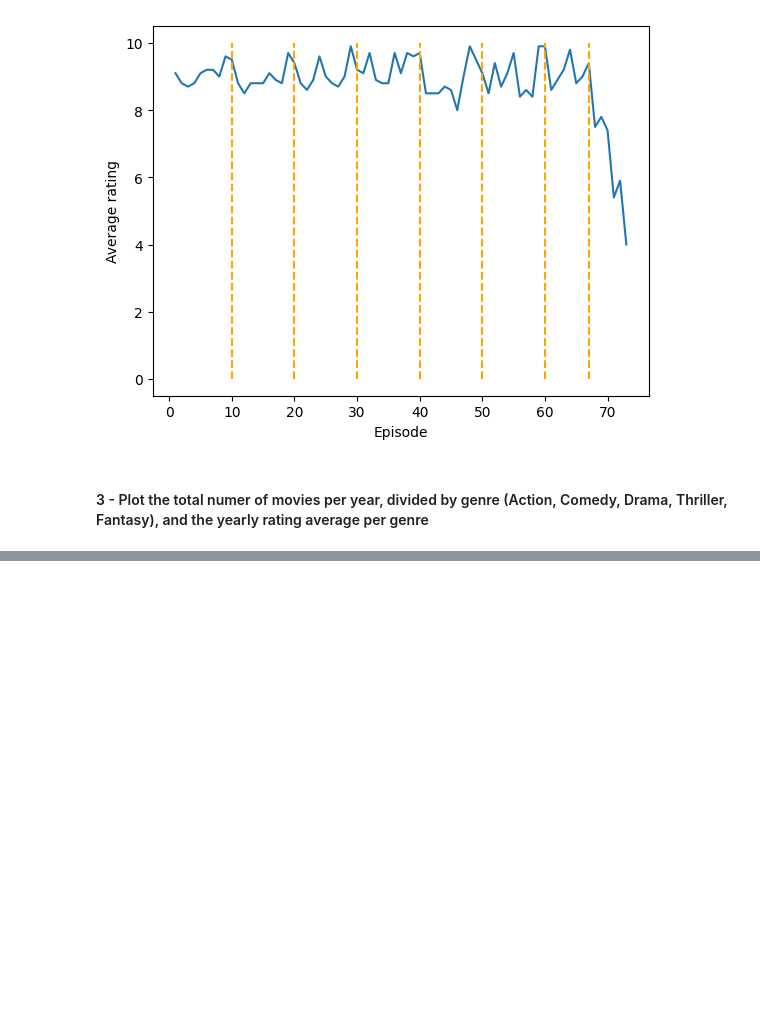
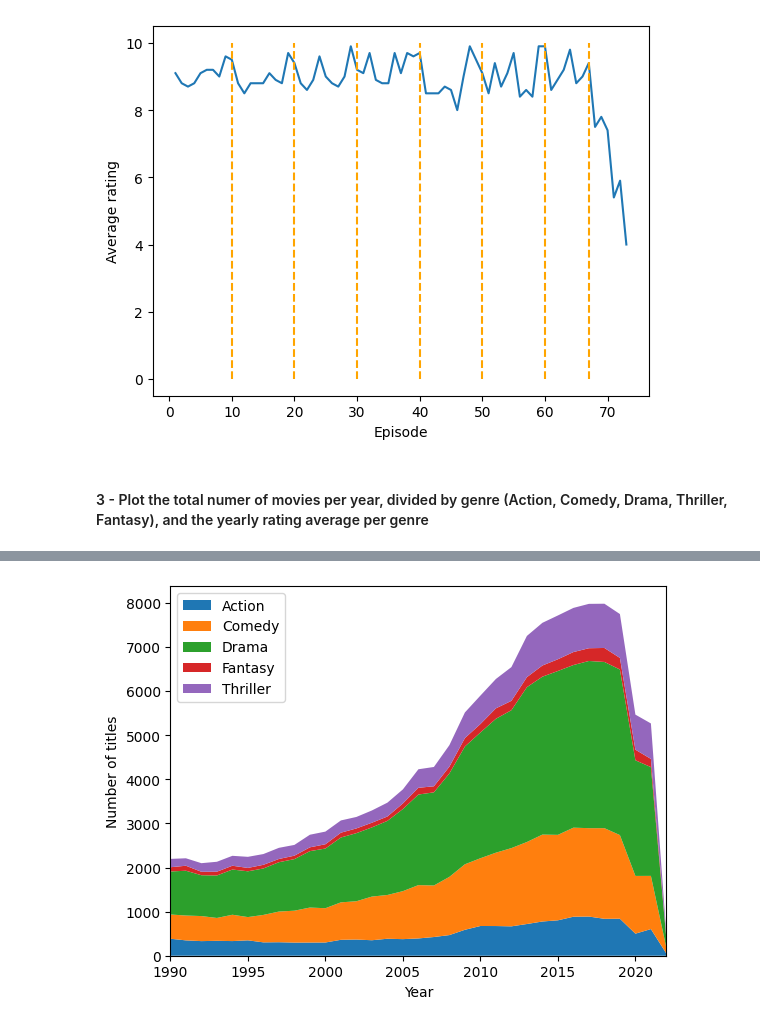
Before and after one commit to gulbord/MAPD-B, a Jupyter notebook: mysql/notebooks/MySQL.ipynb, the cells around one changed output, grey strips where cells are left out. Saved outputs shown, nothing was run; the diff lists cells and outputs as text; code cells hidden in the pictures; blank space fills up the shorter version.

```diff
--- a/mysql/notebooks/MySQL.ipynb
+++ b/mysql/notebooks/MySQL.ipynb
@@ -2109,0 +2118,41 @@ plt.show()
+# %%
+dbc.execute("USE IMDb")
+
+dbc.execute(
+    "SELECT T.start_year AS year, \
+            G.genre, \
+            COUNT(*) AS num_titles, \
+            AVG(R.average_rating) AS avg_rating, \
+            STD(R.average_rating) AS std_rating \
+     FROM Titles T \
+     INNER JOIN Title_genres G \
+             ON G.title_id = T.title_id \
+     INNER JOIN Title_ratings R \
+             ON R.title_id = T.title_id \
+     WHERE (G.genre IN ('Action', 'Comedy', 'Drama', 'Thriller', 'Fantasy')) \
+       AND (T.title_type = 'movie') \
+       AND (T.start_year IS NOT NULL) \
+     GROUP BY T.start_year, G.genre \
+     ORDER BY T.start_year, G.genre"
+)
+
+res = pd.DataFrame(dbc.fetchall(), columns=["year", "genre", "num_titles", "avg_rating", "std_rating"])
+# %%
+years = res["year"][::5]
+action = res[res["genre"] == "Action"]
+comedy = res[res["genre"] == "Comedy"]
+drama = res[res["genre"] == "Drama"]
+fantasy = res[res["genre"] == "Fantasy"]
+thriller = res[res["genre"] == "Thriller"]
+# %%
+plt.stackplot(years, action["num_titles"], comedy["num_titles"],
+              drama["num_titles"], fantasy["num_titles"], thriller["num_titles"],
+              baseline="zero",
+              labels=["Action", "Comedy", "Drama", "Fantasy", "Thriller"])
+plt.legend(loc="upper left")
+plt.xlabel("Year")
+plt.ylabel("Number of titles")
+plt.margins(x=0)
+plt.show()
+# %% [output]
+[figure, added]
```
Also changed, not shown: parts of 13 cells of this notebook.
